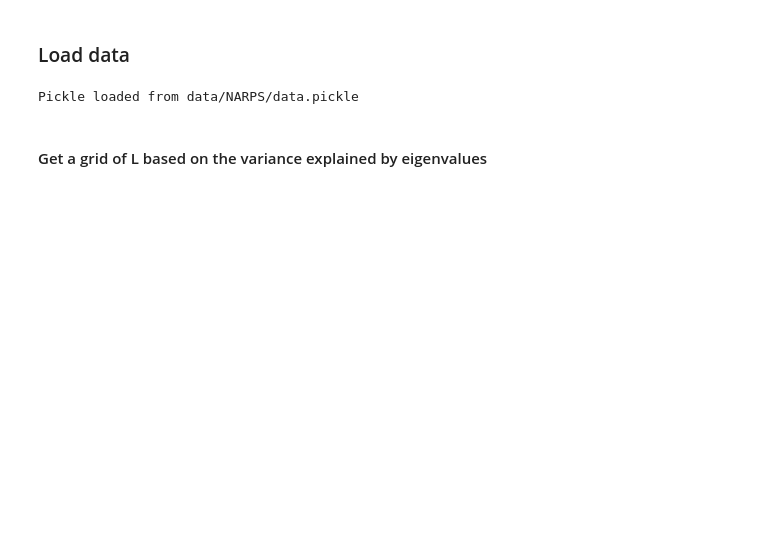
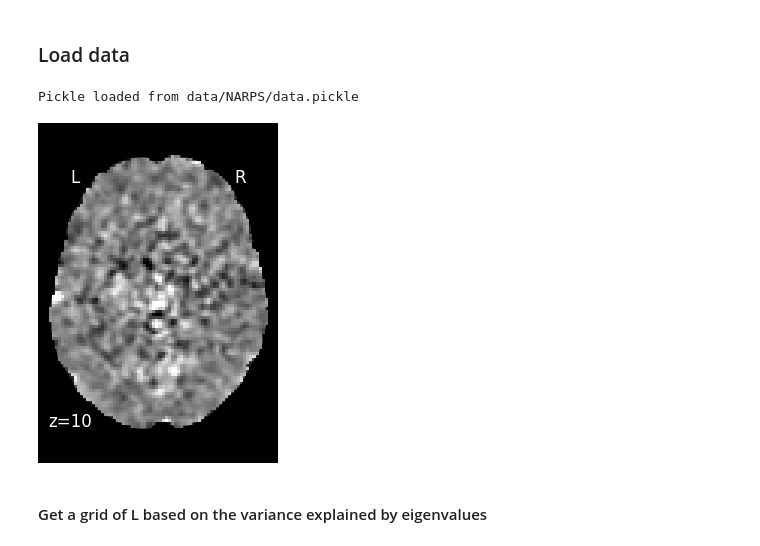
Before and after one commit to y1zhong/apaper_simba, a Jupyter notebook: narps_analysis.ipynb, the cells around one changed output. Drawn from its saved outputs; the diff is of its cells as text; code cells hidden in the pictures; blank space fills up the shorter version.

```diff
--- a/narps_analysis.ipynb
+++ b/narps_analysis.ipynb
@@ -36,6 +36,22 @@ from sklearn.gaussian_process.kernels import RBF, Matern
 ### specify kernel function
 ls = 0.1
 kernel = Matern(length_scale=ls, nu=1.5)
+# %%
+post_map = np.zeros(mask_img.shape)
+post_map[x, y, z] = data[0]
+post_map_img = nib.Nifti1Image(post_map, mask_img.affine)
+fig=plot_stat_map(post_map_img,
+              bg_img=nib.Nifti1Image(mni_data, mni_img.affine),
+              colorbar=False,
+              threshold=0,
+               cbar_tick_format="%.3f",
+              vmax=0.03, vmin=-0.03,
+            cmap='gray',
+            display_mode='z',
+             #cmap = base_cmap,
+              cut_coords=[ 10])
+# %% [output]
+[figure, added]
 # %% [markdown]
 #### Get a grid of L based on the variance explained by eigenvalues
 # %%
```
Also changed, not shown: parts of 16 cells of this notebook, 1 other file.
